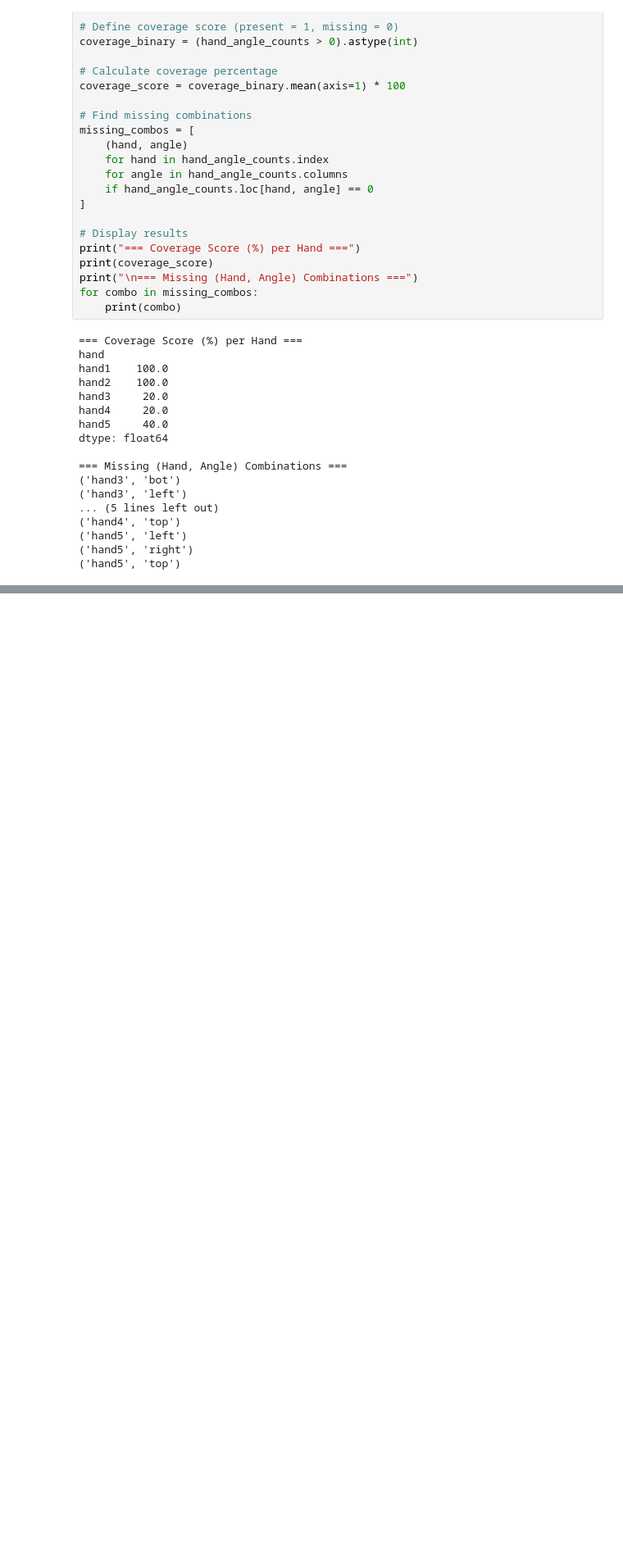
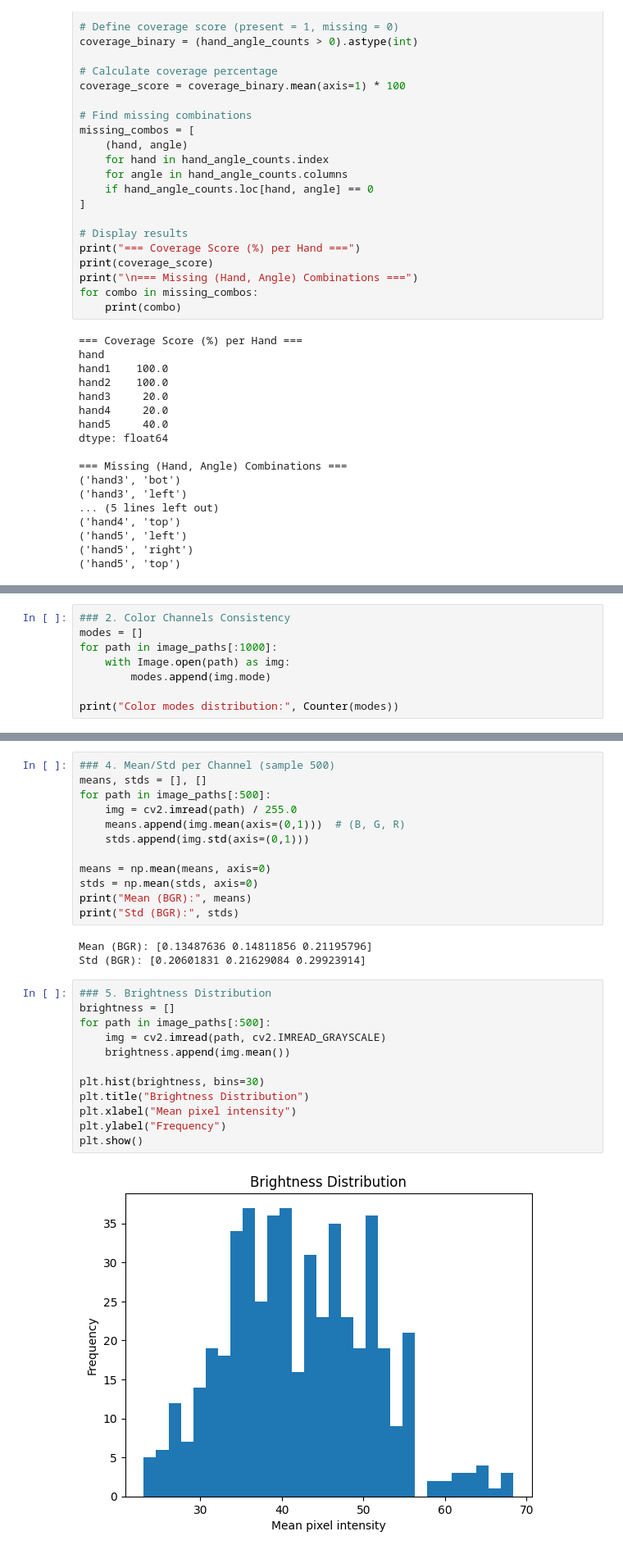
Before and after one commit to anmolzz-10/ASL_project, a Jupyter notebook: notebooks/ASL_project.ipynb, the cells around one changed output, grey strips where cells are left out. Shown at 82% size. Saved outputs shown, nothing was run; the diff lists cells and outputs as text; blank space fills up the shorter version.

```diff
--- a/notebooks/ASL_project.ipynb
+++ b/notebooks/ASL_project.ipynb
@@ -290,0 +538,8 @@ dtype: float64
+# %%
+### 2. Color Channels Consistency
+modes = []
+for path in image_paths[:1000]:
+    with Image.open(path) as img:
+        modes.append(img.mode)
+
+print("Color modes distribution:", Counter(modes))
@@ -290,0 +554,29 @@ dtype: float64
+# %%
+### 4. Mean/Std per Channel (sample 500)
+means, stds = [], []
+for path in image_paths[:500]:
+    img = cv2.imread(path) / 255.0
+    means.append(img.mean(axis=(0,1)))  # (B, G, R)
+    stds.append(img.std(axis=(0,1)))
+
+means = np.mean(means, axis=0)
+stds = np.mean(stds, axis=0)
+print("Mean (BGR):", means)
+print("Std (BGR):", stds)
+# %% [output]
+Mean (BGR): [0.13487636 0.14811856 0.21195796]
+Std (BGR): [0.20601831 0.21629084 0.29923914]
+# %%
+### 5. Brightness Distribution
+brightness = []
+for path in image_paths[:500]:
+    img = cv2.imread(path, cv2.IMREAD_GRAYSCALE)
+    brightness.append(img.mean())
+
+plt.hist(brightness, bins=30)
+plt.title("Brightness Distribution")
+plt.xlabel("Mean pixel intensity")
+plt.ylabel("Frequency")
+plt.show()
+# %% [output]
+[figure, added]
```
Also changed, not shown: parts of 22 cells of this notebook.
